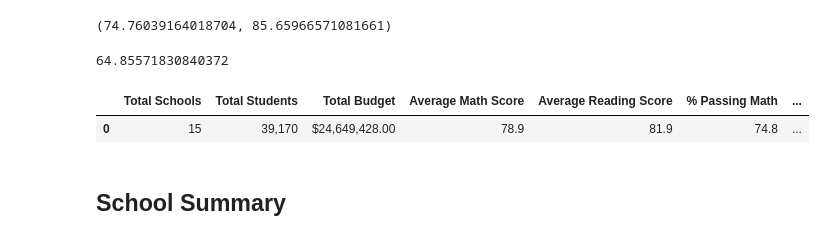
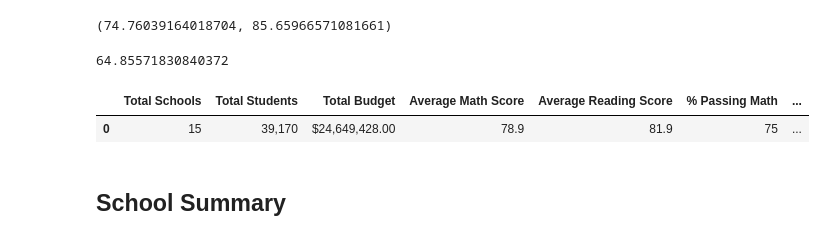
Before and after one commit to AlbertoV5/tec-data-04-dataframes, a Jupyter notebook: PyCitySchools_Challenge.ipynb, the cells around one changed output. Saved outputs shown, nothing was run; the diff lists cells and outputs as text; code cells hidden in the pictures.

```diff
--- a/PyCitySchools_Challenge.ipynb
+++ b/PyCitySchools_Challenge.ipynb
@@ -130,37 +130,37 @@ overall_passing_percentage
 # Create a DataFrame
 # Format the "Total Students" to have the comma for a thousands separator.
 # Format the "Total Budget" to have the comma for a thousands separator, a decimal separator and a "$".
 # Format the columns.
 def format_count(x):
         """Formats number with commas."""
         return f"{x:,}"
 def format_number(x):
         """Formats number with one decimal point."""
         return f"{x:.1f}"
 def format_zero(x):
         """Formats number with zero decimal points."""
         return f"{x:.0f}"
 def format_currency(x):
         """Formats number with commas and two decimal points."""
         return f"${x:,.2f}"
 # Setup columns
 district_summary_columns = (
         ("Total Schools",               school_count,                   lambda _: _),
         ("Total Students",              student_count,                  format_count),
         ("Total Budget",                total_budget,                   format_currency),
         ("Average Math Score",          average_math_score,             format_number),
         ("Average Reading Score",       average_reading_score,          format_number),
-        ("% Passing Math",              passing_math_percentage,        format_number),
-        ("% Passing Reading",           passing_reading_percentage,     format_number),
-        ("% Overall Passing",           overall_passing_percentage,     format_number)
+        ("% Passing Math",              passing_math_percentage,        format_zero),
+        ("% Passing Reading",           passing_reading_percentage,     format_zero),
+        ("% Overall Passing",           overall_passing_percentage,     format_zero)
 )
 # Assumming values at index 1 are numbers. If they are DataFrames, use col[1].map(col[2]).
 district_summary_df = pd.DataFrame([{col[0]: col[2](col[1]) for col in district_summary_columns}])
 # Display the data frame
 district_summary_df
 # %% [output]
 |  | Total Schools | Total Students | Total Budget | Average Math Score | Average Reading Score | % Passing Math | ... |
-| 0 | 15 | 39,170 | $24,649,428.00 | 78.9 | 81.9 | 74.8 | ... |
+| 0 | 15 | 39,170 | $24,649,428.00 | 78.9 | 81.9 | 75 | ... |
 # %% [markdown]
 ##  School Summary
 # %%
```
Also changed, not shown: parts of 1 cell of this notebook, 7 other files.
